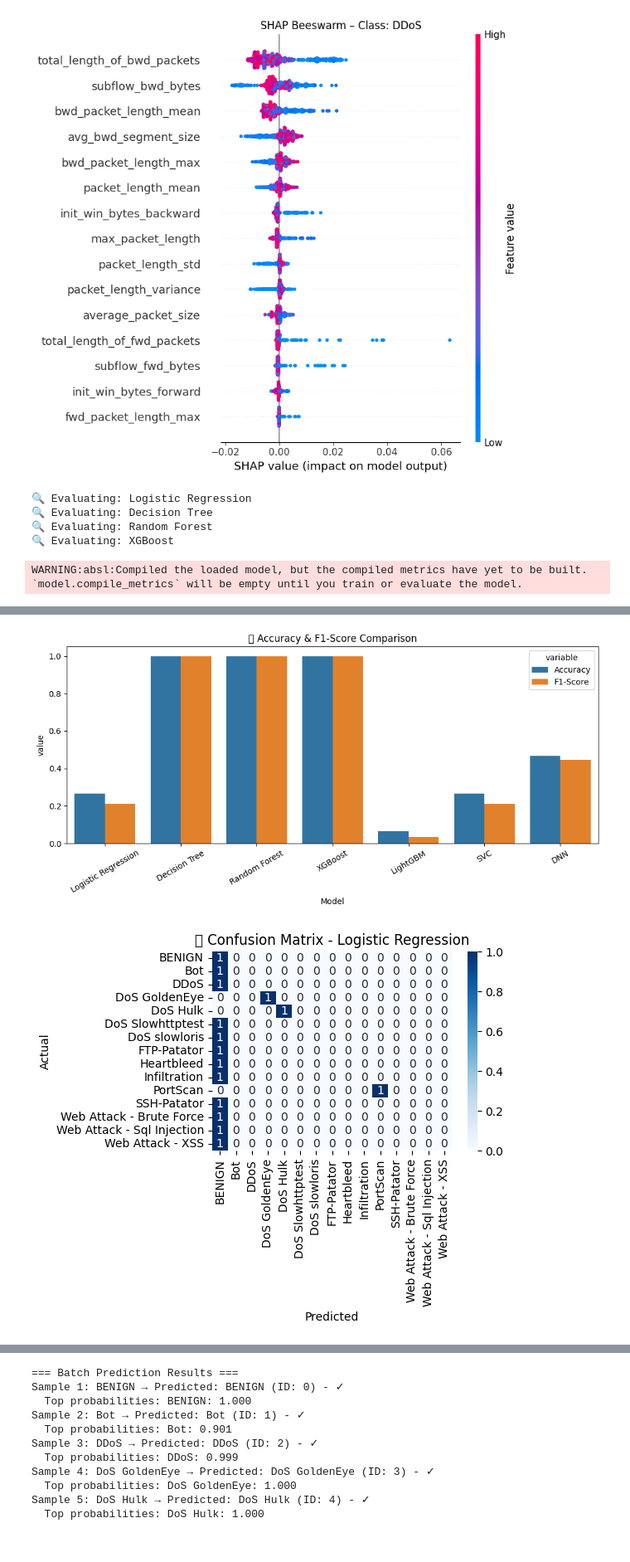
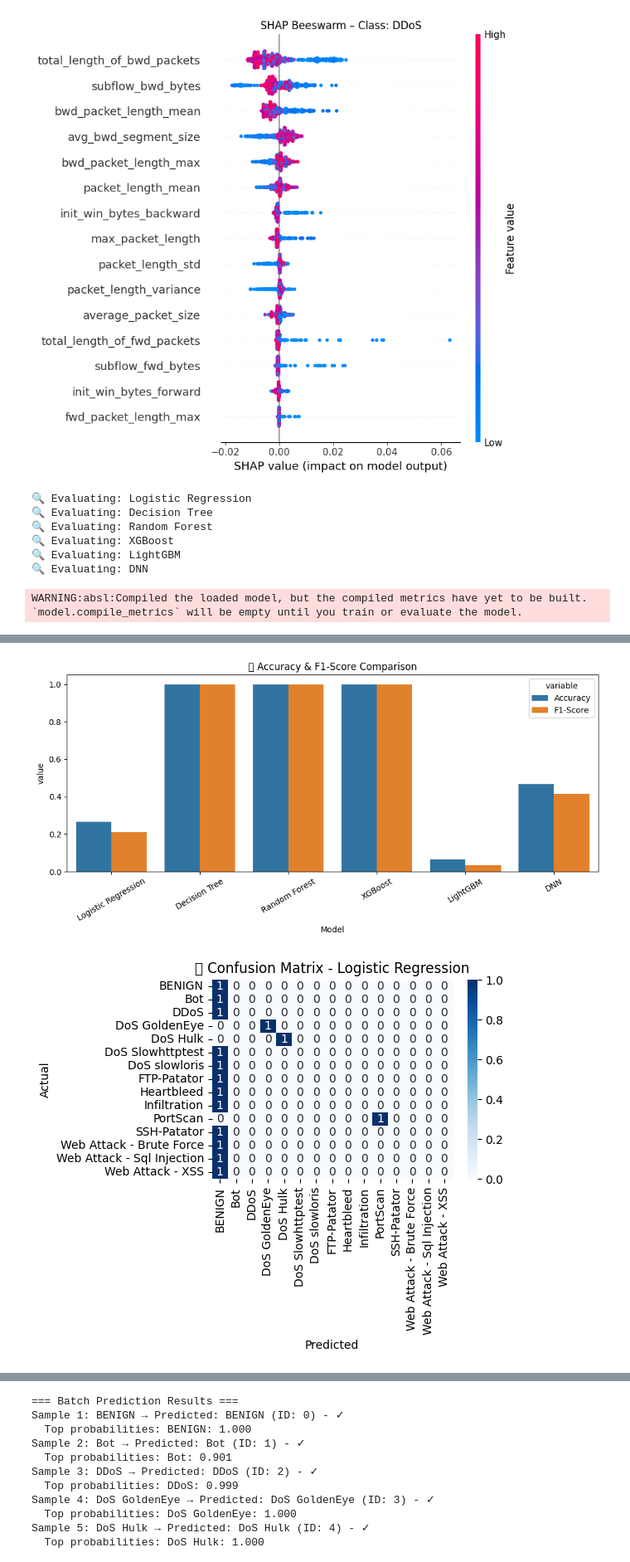
Before and after one commit to thenandansrinivas/XAINIDS, a Jupyter notebook: cicids/models.ipynb, the cells around one changed output, grey strips where cells are left out. Shown at 83% size. Saved outputs shown, nothing was run; the diff lists cells and outputs as text; code cells hidden in the pictures.

```diff
--- a/cicids/models.ipynb
+++ b/cicids/models.ipynb
@@ -745,7 +738,7 @@ def visualize_all_models(model_list, json_path, models_dir="./models"):
 # ===================== Run It All =====================
 model_list = [
     "Logistic Regression", "Decision Tree", "Random Forest",
-    "XGBoost", "LightGBM", "SVC", "DNN"
+    "XGBoost", "LightGBM", "DNN"
 ]
 
 visualize_all_models(model_list, json_path="./test.json")
@@ -754,4 +747,6 @@ visualize_all_models(model_list, json_path="./test.json")
 🔍 Evaluating: Decision Tree
 🔍 Evaluating: Random Forest
 🔍 Evaluating: XGBoost
+🔍 Evaluating: LightGBM
+🔍 Evaluating: DNN
 WARNING:absl:Compiled the loaded model, but the compiled metrics have yet to be built. `model.compile_metrics` will be empty until you train or evaluate the model.
@@ -762,4 +754,4 @@ WARNING:absl:Compiled the loaded model, but the compiled metrics have yet to be
-[figure, old version]
+[figure, new version]
 [figure]
 [figure]
 [figure]
```
Also changed, not shown: parts of 2 cells of this notebook, 8 other files.
